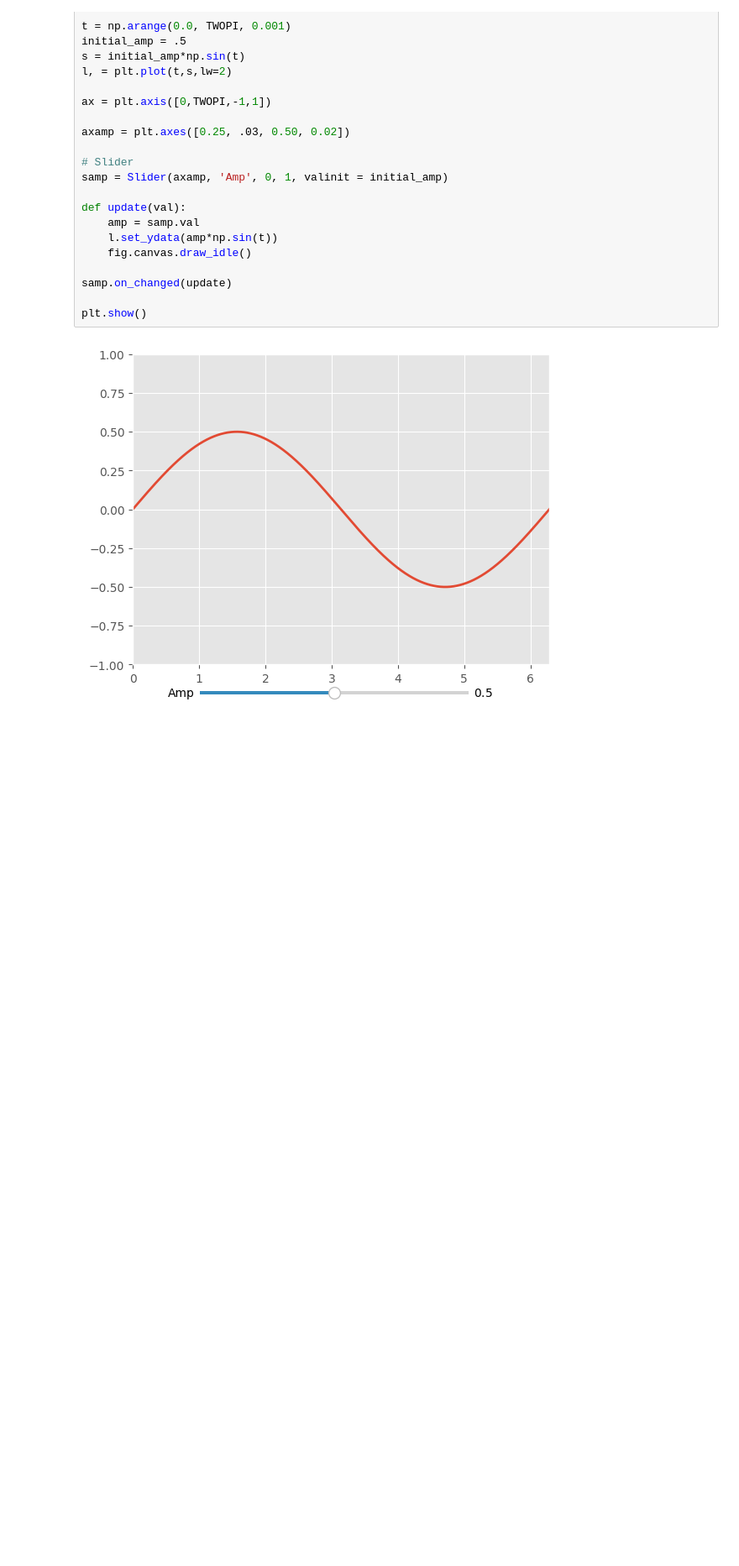
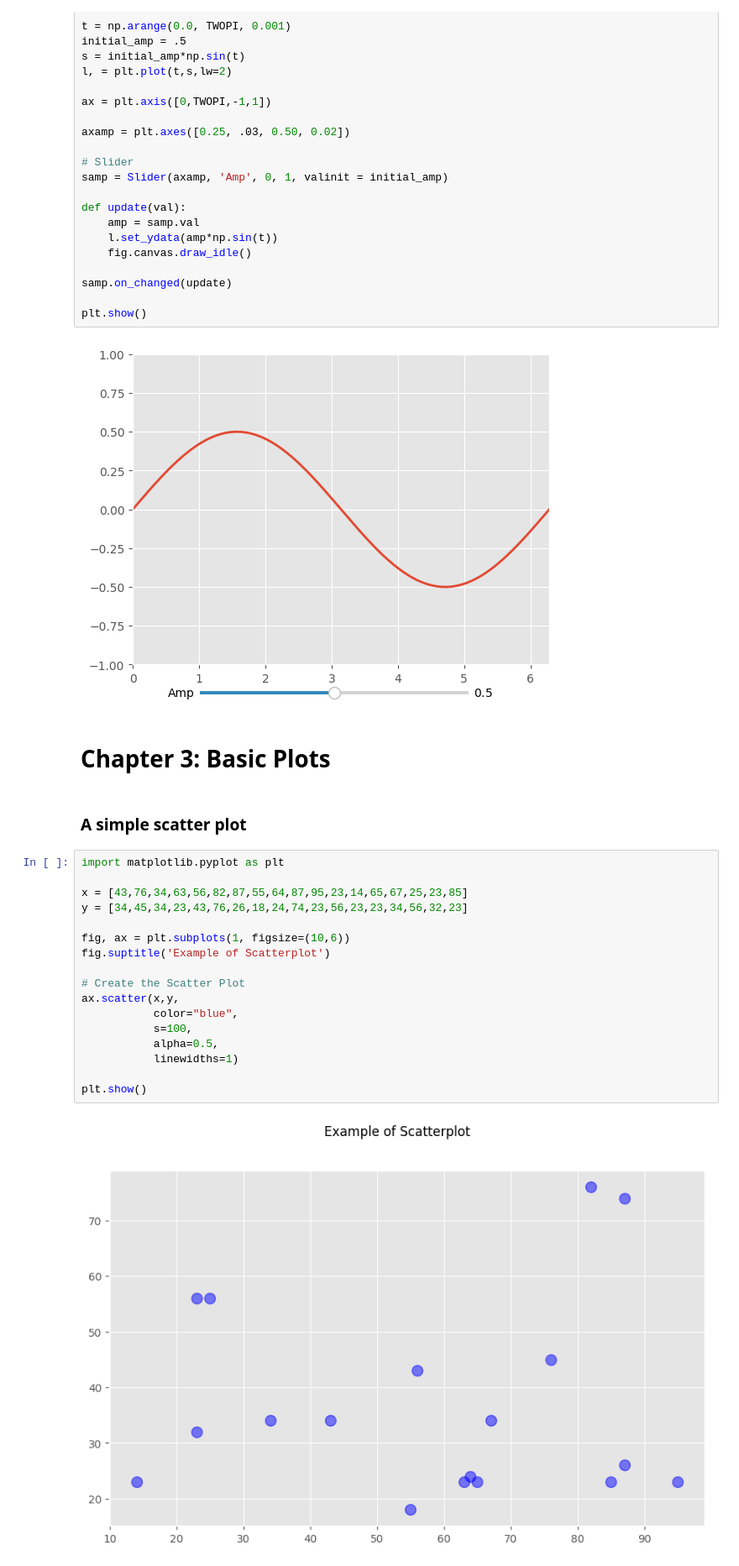
Before and after one commit to dbasdanis/python_practice, a Jupyter notebook: plots/plots.ipynb, the cells around one changed output. Shown at 84% size. Cells and saved outputs as stored; diff of their text form; blank space fills up the shorter version.

Commit message:
feat: add scatter plot

```diff
--- a/plots/plots.ipynb
+++ b/plots/plots.ipynb
@@ -138,3 +138,26 @@ samp.on_changed(update)
 plt.show()
 # %% [output]
 [figure]
+# %% [markdown]
+# Chapter 3: Basic Plots
+# %% [markdown]
+### A simple scatter plot
+# %%
+import matplotlib.pyplot as plt
+
+x = [43,76,34,63,56,82,87,55,64,87,95,23,14,65,67,25,23,85]
+y = [34,45,34,23,43,76,26,18,24,74,23,56,23,23,34,56,32,23]
+
+fig, ax = plt.subplots(1, figsize=(10,6))
+fig.suptitle('Example of Scatterplot')
+
+# Create the Scatter Plot
+ax.scatter(x,y,
+           color="blue",
+           s=100,
+           alpha=0.5,
+           linewidths=1)
+
+plt.show()
+# %% [output]
+[figure, added]
```
